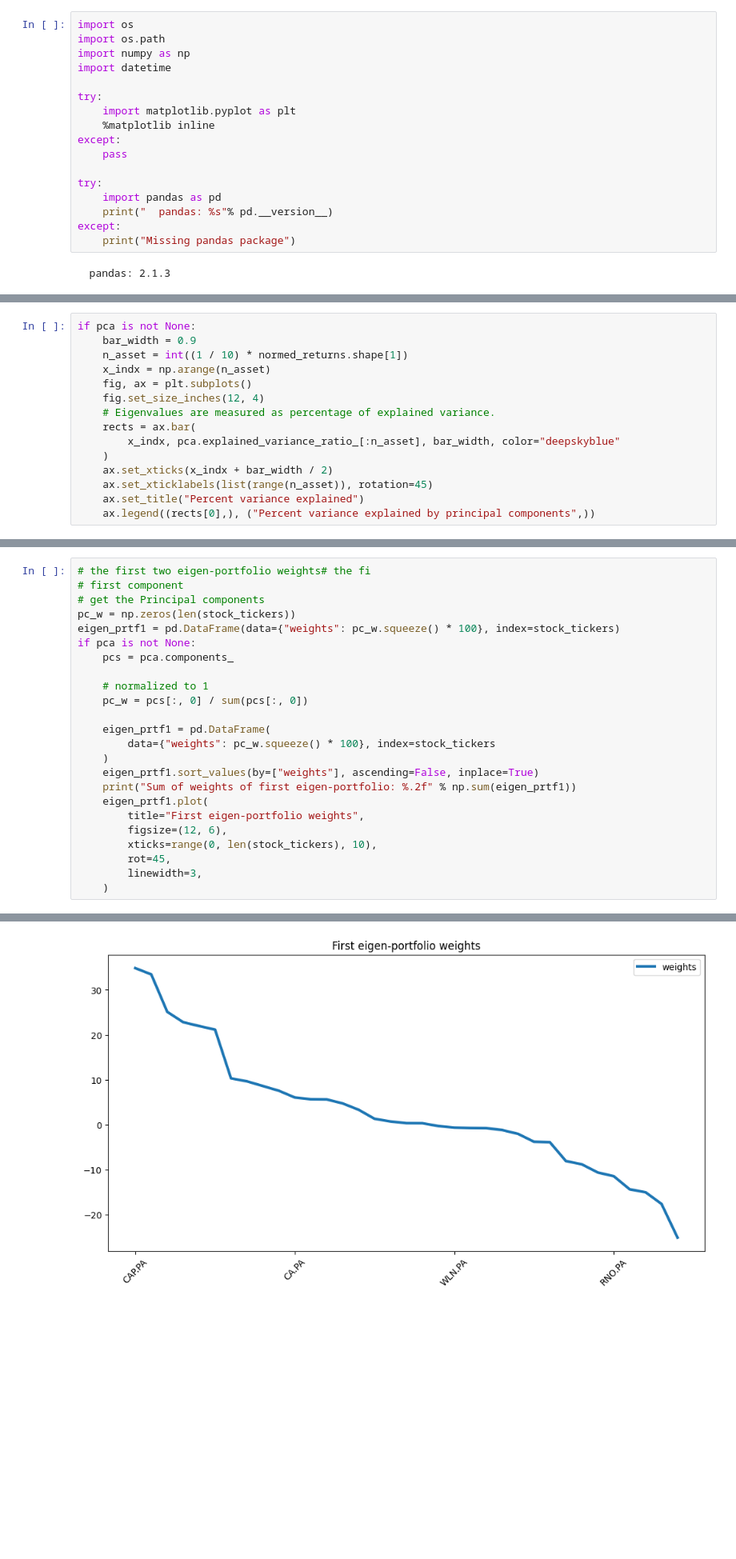
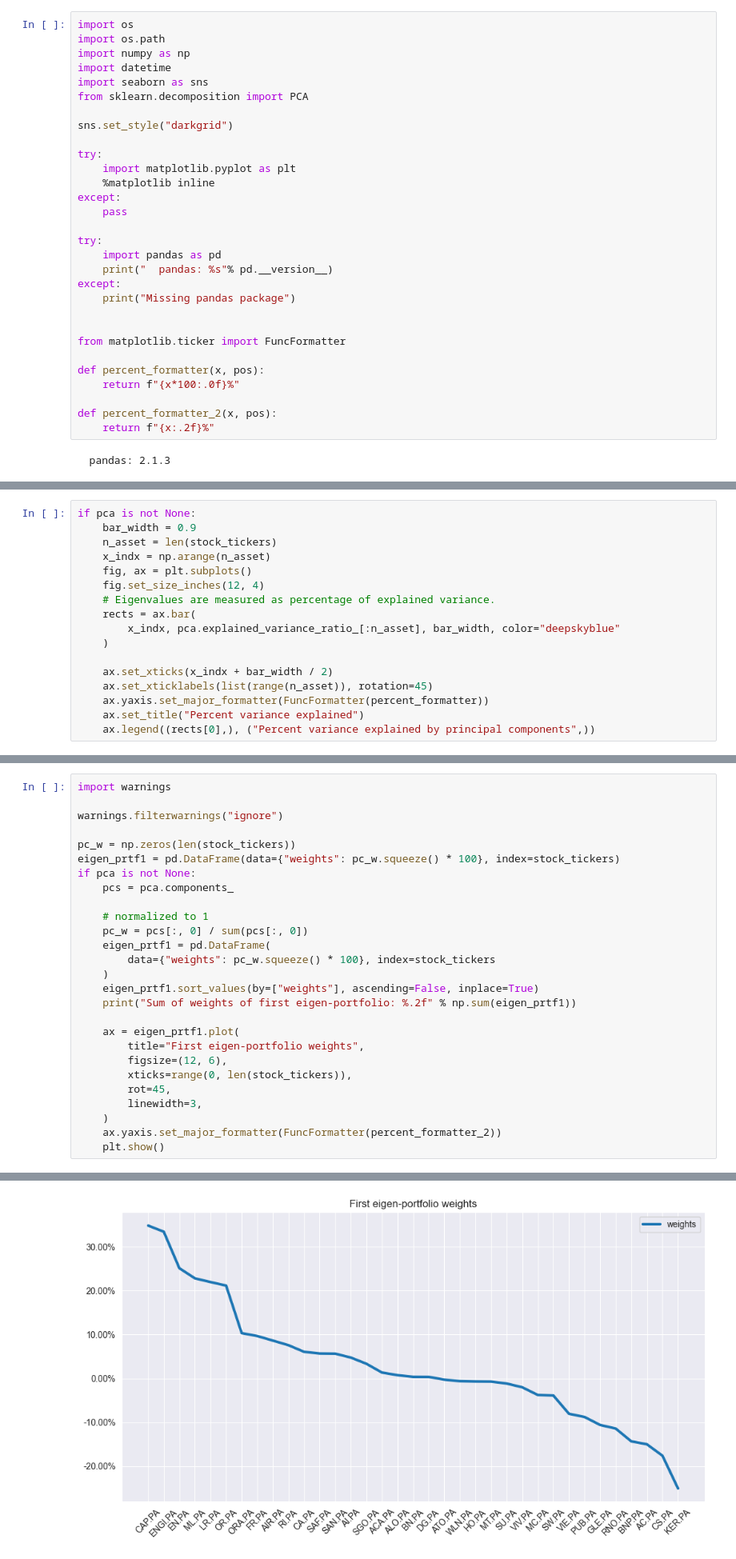
Before and after one commit to RomainCastellarnau/Assignment-2023-Applied-Time-Series, a Jupyter notebook: Computing exercises/Ex_7.ipynb, the cells around one changed output, grey strips where cells are left out. Shown at 80% size. Cells and saved outputs as stored; diff of their text form; blank space fills up the shorter version.

```diff
--- a/Computing exercises/Ex_7.ipynb
+++ b/Computing exercises/Ex_7.ipynb
@@ -3,6 +3,10 @@ import os
 import os.path
 import numpy as np
 import datetime
+import seaborn as sns
+from sklearn.decomposition import PCA
+
+sns.set_style("darkgrid")
 
 try:
     import matplotlib.pyplot as plt
@@ -15,6 +19,15 @@ try:
     print("  pandas: %s"% pd.__version__)
 except:
     print("Missing pandas package")
+
+
+from matplotlib.ticker import FuncFormatter
+
+def percent_formatter(x, pos):
+    return f"{x*100:.0f}%"
+
+def percent_formatter_2(x, pos):
+    return f"{x:.2f}%"
 # %% [output]
   pandas: 2.1.3
 # %%
@@ -150,7 +168,7 @@ array(['AC.PA', 'ACA.PA', 'AI.PA', 'AIR.PA', 'ALO.PA', 'ATO.PA', 'BN.PA',
 # %%
 if pca is not None:
     bar_width = 0.9
-    n_asset = int((1 / 10) * normed_returns.shape[1])
+    n_asset = len(stock_tickers)
     x_indx = np.arange(n_asset)
     fig, ax = plt.subplots()
     fig.set_size_inches(12, 4)
@@ -158,8 +176,10 @@ if pca is not None:
     rects = ax.bar(
         x_indx, pca.explained_variance_ratio_[:n_asset], bar_width, color="deepskyblue"
     )
+
     ax.set_xticks(x_indx + bar_width / 2)
     ax.set_xticklabels(list(range(n_asset)), rotation=45)
+    ax.yaxis.set_major_formatter(FuncFormatter(percent_formatter))
     ax.set_title("Percent variance explained")
     ax.legend((rects[0],), ("Percent variance explained by principal components",))
 # %% [output]
@@ -195,30 +214,33 @@ Assign pc_w to be weights of the first eigen portfolio.
 # %%
-# the first two eigen-portfolio weights# the fi
-# first component
-# get the Principal components
+import warnings
+
+warnings.filterwarnings("ignore")
+
 pc_w = np.zeros(len(stock_tickers))
 eigen_prtf1 = pd.DataFrame(data={"weights": pc_w.squeeze() * 100}, index=stock_tickers)
 if pca is not None:
     pcs = pca.components_
 
     # normalized to 1
     pc_w = pcs[:, 0] / sum(pcs[:, 0])
-
     eigen_prtf1 = pd.DataFrame(
         data={"weights": pc_w.squeeze() * 100}, index=stock_tickers
     )
     eigen_prtf1.sort_values(by=["weights"], ascending=False, inplace=True)
     print("Sum of weights of first eigen-portfolio: %.2f" % np.sum(eigen_prtf1))
-    eigen_prtf1.plot(
+
+    ax = eigen_prtf1.plot(
         title="First eigen-portfolio weights",
         figsize=(12, 6),
-        xticks=range(0, len(stock_tickers), 10),
+        xticks=range(0, len(stock_tickers)),
         rot=45,
         linewidth=3,
     )
+    ax.yaxis.set_major_formatter(FuncFormatter(percent_formatter_2))
+    plt.show()
 # %% [output]
 Sum of weights of first eigen-portfolio: 100.00
-[figure, old version]
+[figure, new version]
 # %%
 pc_w = np.zeros(len(stock_tickers))
 eigen_prtf2 = pd.DataFrame(data={"weights": pc_w.squeeze() * 100}, index=stock_tickers)
```
Also changed, not shown: parts of 12 cells of this notebook.
